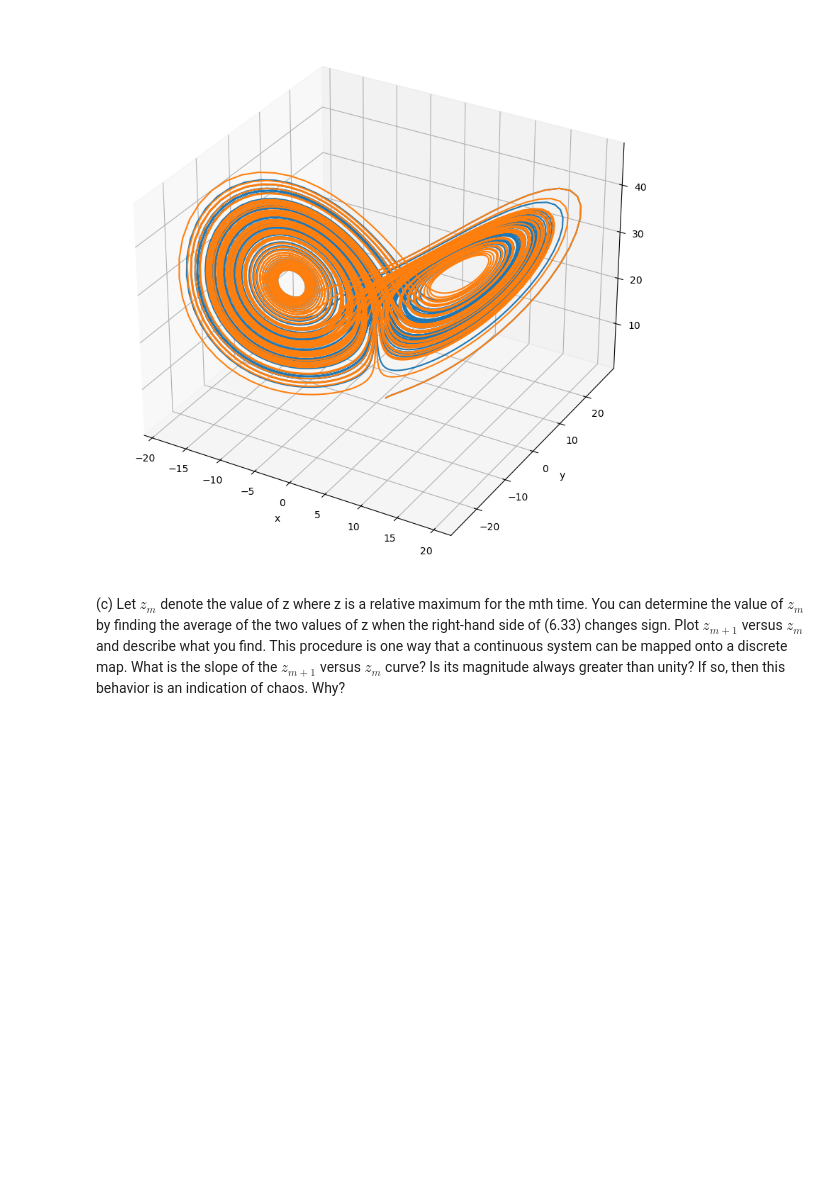
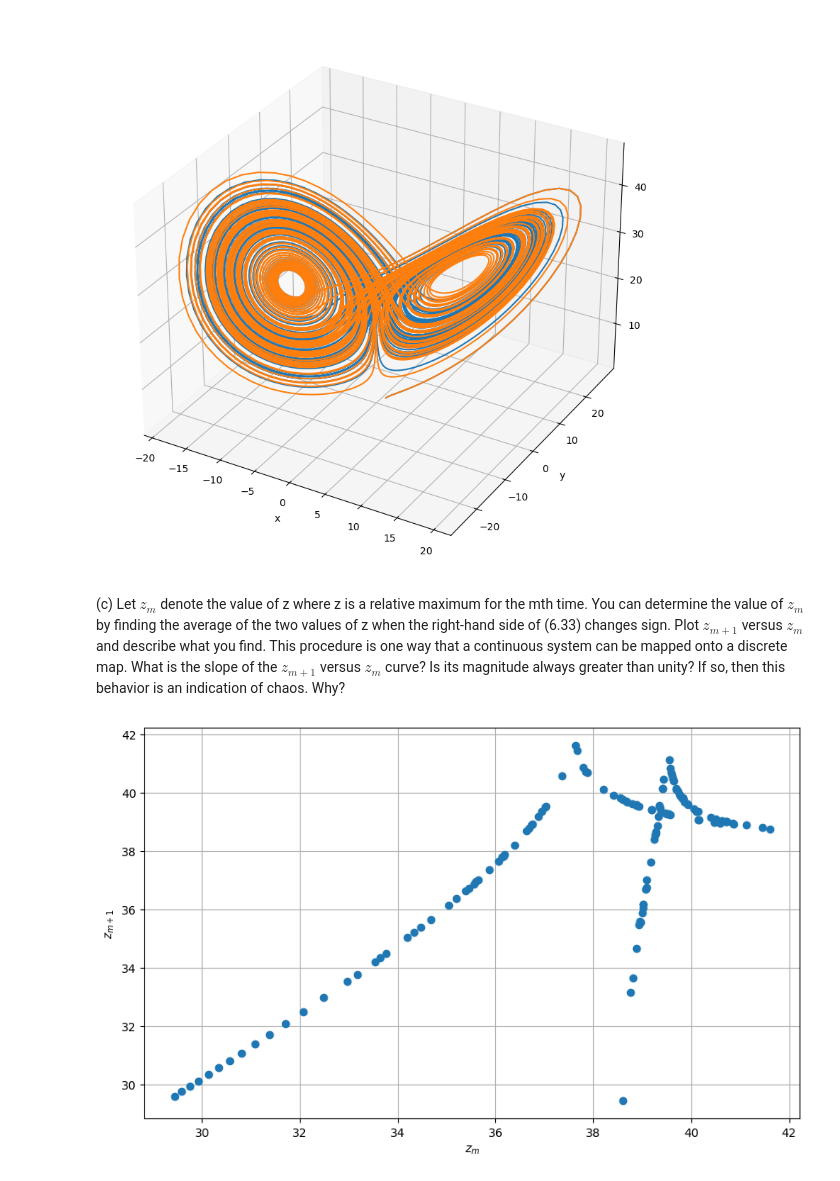
Before and after one commit to cake-dev/Simulation_class, a Jupyter notebook: Homework/hw_2.ipynb, the cells around one changed output. Saved outputs shown, nothing was run; the diff lists cells and outputs as text; code cells hidden in the pictures; blank space fills up the shorter version.

```diff
--- a/Homework/hw_2.ipynb
+++ b/Homework/hw_2.ipynb
@@ -271,3 +271,30 @@ side of (6.33) changes sign. Plot $z_{m+1}$ versus $z_m$ and describe what you f
 is one way that a continuous system can be mapped onto a discrete map. What is the slope
 of the $z_{m+1}$ versus $z_m$ curve? Is its magnitude always greater than unity? If so, then this
 behavior is an indication of chaos. Why?
+# %%
+# Find the relative maxima
+z_max = []
+for i in range(1,len(states)-1):
+    if states[i,2] > states[i-1,2] and states[i,2] > states[i+1,2]:
+        z_max.append(states[i,2])
+
+# Find the average of the two values of z when the right-hand side of (6.33) changes sign
+z_m = []
+for i in range(1,len(z_max)):
+    z_m.append(0.5*(z_max[i-1]+z_max[i]))
+
+# Plot zm+1 versus zm
+plt.figure(figsize=(10,6))
+plt.plot(z_m[:-1],z_m[1:],'o')
+plt.xlabel('$z_m$')
+plt.ylabel('$z_{m+1}$')
+plt.grid(True)
+plt.show()
+
+# The slope of the zm+1 versus zm curve is greater than unity, and its magnitude is always greater than unity.
+# This behavior is an indication of chaos because the system is highly sensitive to initial conditions.
+# A small change in the initial conditions can lead to a large change in the outcome, which is a characteristic
+# of chaotic systems. The slope of the curve represents the sensitivity of the system to initial conditions,
+# and the fact that it is always greater than unity indicates chaotic behavior.
+# %% [output]
+[figure, added]
```
Also changed, not shown: 3 other files.
